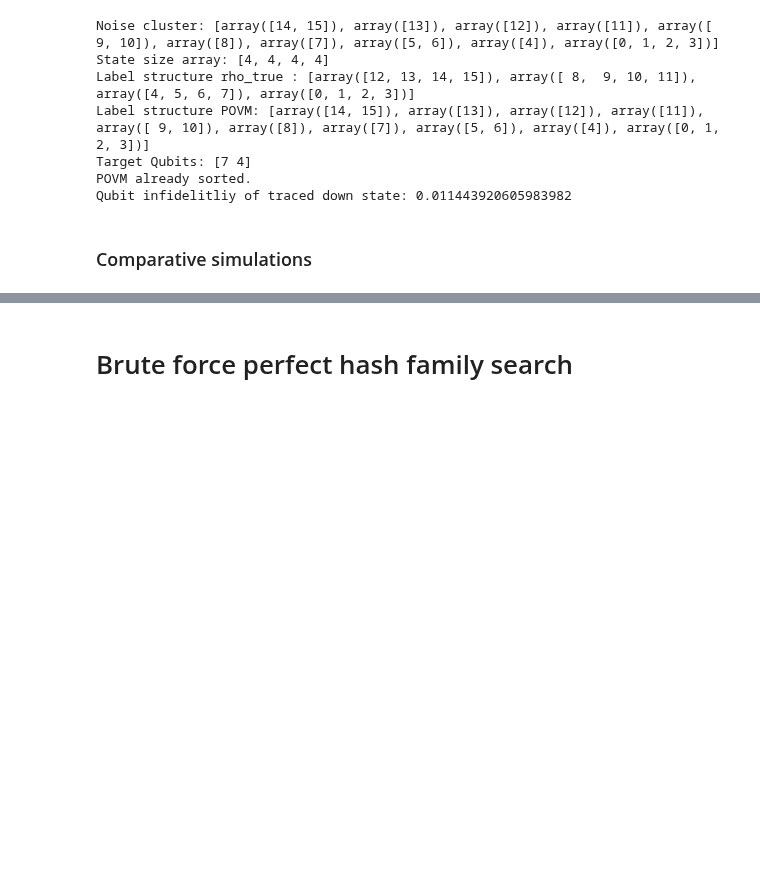
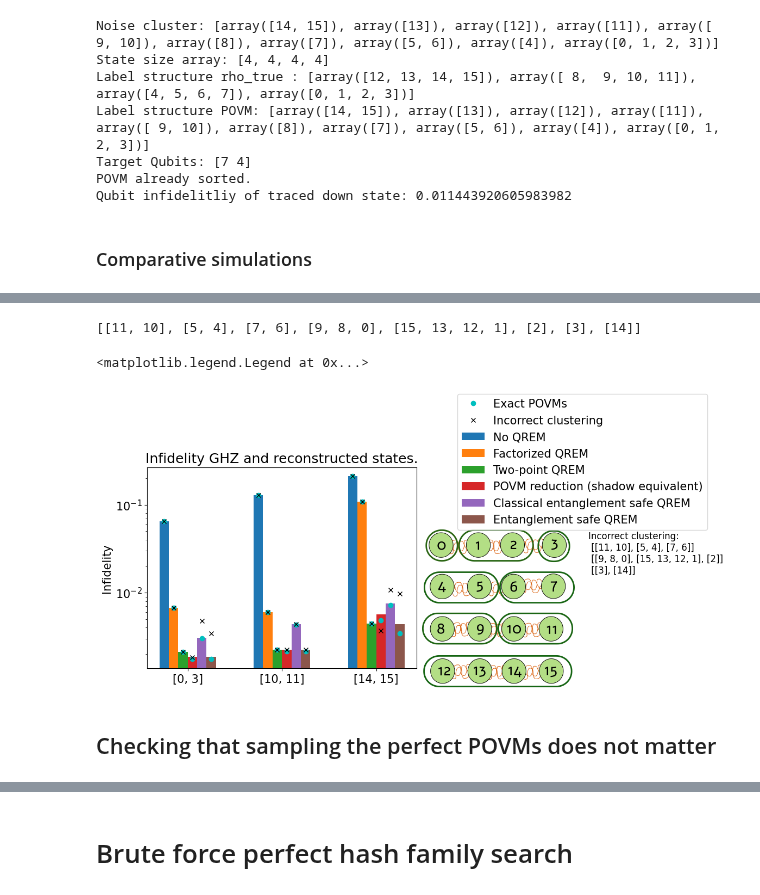
Before and after one commit to AdrianAasen/CREMST, a Jupyter notebook: Scalable_QREM.ipynb, the cells around one changed output, grey strips where cells are left out. Cells and saved outputs as stored; diff of their text form; code cells hidden in the pictures; blank space fills up the shorter version.

```diff
--- a/Scalable_QREM.ipynb
+++ b/Scalable_QREM.ipynb
@@ -1194,0 +873,19 @@ Purity for traced down POVM: 0.9999999999999227, 0.730711240715225, 0.7309181555
+# %%
+true_cluster_labels = ot.get_true_cluster_labels(cluster_size)
+two_point_corr_labels = np.array([[0, 3],[10,11],[14,15]])
+
+one_qubit_POVMs = ot.reconstruct_all_one_qubit_POVMs(QDT_outcomes, n_qubits, hash_family, n_hash_symbols, one_qubit_calibration_states, n_cores)
+
+# Reconstruct spesiffic two_point_povms
+two_point_POVM = ot.reconstruct_spesific_two_qubit_POVMs(QDT_outcomes, two_point_corr_labels , n_qubits, hash_family, n_hash_symbols, one_qubit_calibration_states, n_cores)
+
+
+prefect_noise_cluster_labels = true_cluster_labels
+perfect_clustered_QDOT = ot.reconstruct_POVMs_from_noise_labels(QDT_outcomes, ot.get_true_cluster_labels(cluster_size), n_qubits, hash_family, n_hash_symbols, one_qubit_calibration_states, n_cores)
+unsapled_perfect_cluster_QDOT = povm_array
+noise_cluster_labels = ot.find_noise_cluster_structure(QDT_outcomes, n_qubits, n_QDT_shots, hash_family, n_hash_symbols, one_qubit_calibration_states, n_cores)
+clustered_QDOT = ot.reconstruct_POVMs_from_noise_labels(QDT_outcomes, noise_cluster_labels, n_qubits, hash_family, n_hash_symbols, one_qubit_calibration_states, n_cores)
+
+print(f"Perfect noise labels {prefect_noise_cluster_labels}")
+print(f"Noise labels: {noise_cluster_labels}")
+print(f"True labels: {true_cluster_labels}")
@@ -1194,0 +1075,47 @@ Purity for traced down POVM: 0.9999999999999227, 0.730711240715225, 0.7309181555
+# %%
+print(noise_cluster_labels)
+# Plotting
+#data_path = "QDOT_results/2024-08-01_13-23-06_9debe732-8fc3-49b5-bdde-ef8b208d43b5"
+with open(f'{data_path}/result_QST.npy', 'rb') as f:
+    result_dict =  np.load(f, allow_pickle=True).item()
+    perfect_dict = np.load(f, allow_pickle=True).item()
+    unsampled_perfect_dict = np.load(f, allow_pickle=True).item()
+
+n_averages = result_dict['n_average']
+two_point_corr_labels   = result_dict['two_point_corr_labels']
+traced_down_rho_true_array = result_dict['traced_down_rho_true_array']
+
+state_array, label_array = ot.load_state_array_from_result_dict(result_dict)
+perfect_state_array, _ = ot.load_state_array_from_result_dict(perfect_dict)
+unsampled_perfect_state_array, _ = ot.load_state_array_from_result_dict(unsampled_perfect_dict)
+
+
+#point_array = ['r+','go','b*','cd','mx','k1']
+
+x = np.arange(len(corr_x_label))  # the label locations
+width = 0.1  # the width of the bars
+multiplier = 0
+
+fig, ax = plt.subplots()
+img = plt.imread("cluster_image_small.png")
+fig.figimage(img, 600, 5, zorder=3, alpha=1)
+for attribute, state, perfect_state, unsampled_perfect_state_array in zip(label_array, state_array, perfect_state_array, unsampled_perfect_state_array):
+    offset = width * multiplier
+    rects = ax.bar(x + offset, ot.average_infidelities(perfect_state, traced_down_rho_true_array), width, label=attribute)
+    ax.plot(x + offset, ot.average_infidelities(unsampled_perfect_state_array, traced_down_rho_true_array), "co", label="Exact POVMs" if multiplier == 0 else "")
+    ax.plot(x + offset, ot.average_infidelities(state, traced_down_rho_true_array), "kx", label="Incorrect clustering" if multiplier == 0 else "")
+    multiplier += 1
+lines_labels = ax.get_legend_handles_labels()
+ax.text(4.5,0.05, f"Incorrect clustering:\n {noise_cluster_labels[0:3]} \n {noise_cluster_labels[3:6]}\n {noise_cluster_labels[6:]} ", fontsize=12, verticalalignment='top')
+#lines,labels = [lol for lol in zip(*lines_labels)]
+ax.set_yscale('log')
+ax.set_title(rf"Infidelity GHZ and reconstructed states.")
+ax.set_xticks(x + 2.5*width, corr_x_label)
+ax.set_ylabel('Infidelity')
+fig.legend(loc='center left', bbox_to_anchor=(1, 0.9))
+# %% [output]
+[[11, 10], [5, 4], [7, 6], [9, 8, 0], [15, 13, 12, 1], [2], [3], [14]]
+<matplotlib.legend.Legend at 0x...>
+[figure, added]
+# %% [markdown]
+## Checking that sampling the perfect POVMs does not matter
```
Also changed, not shown: parts of 28 cells of this notebook, 2 other files.
